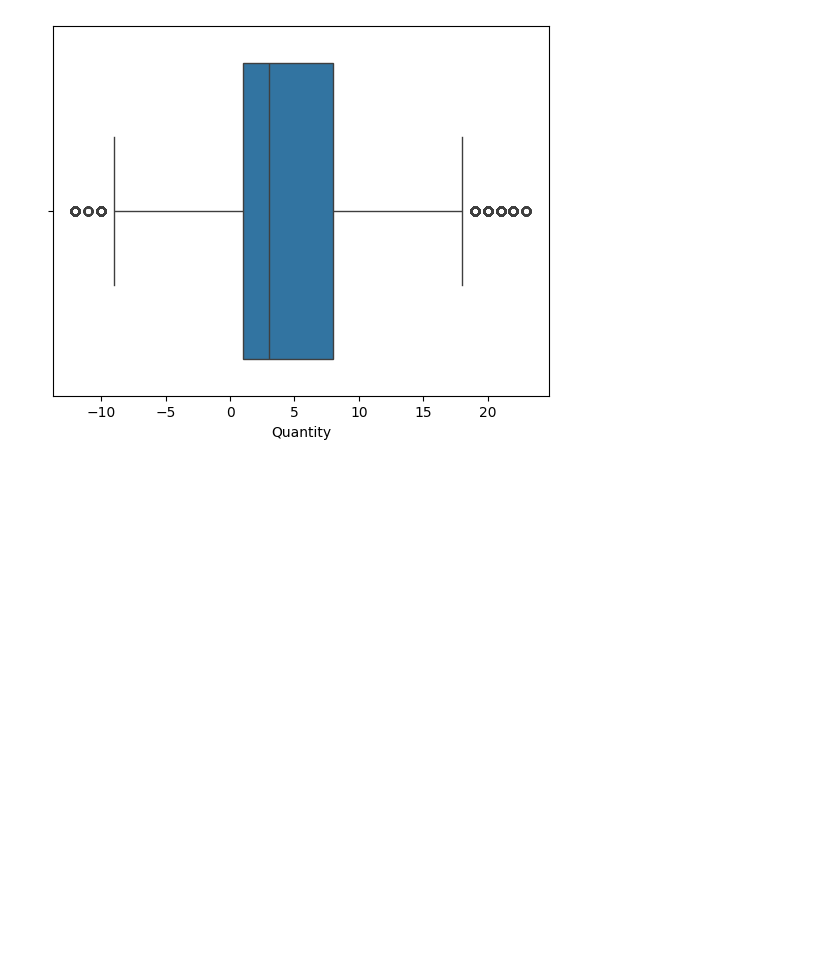
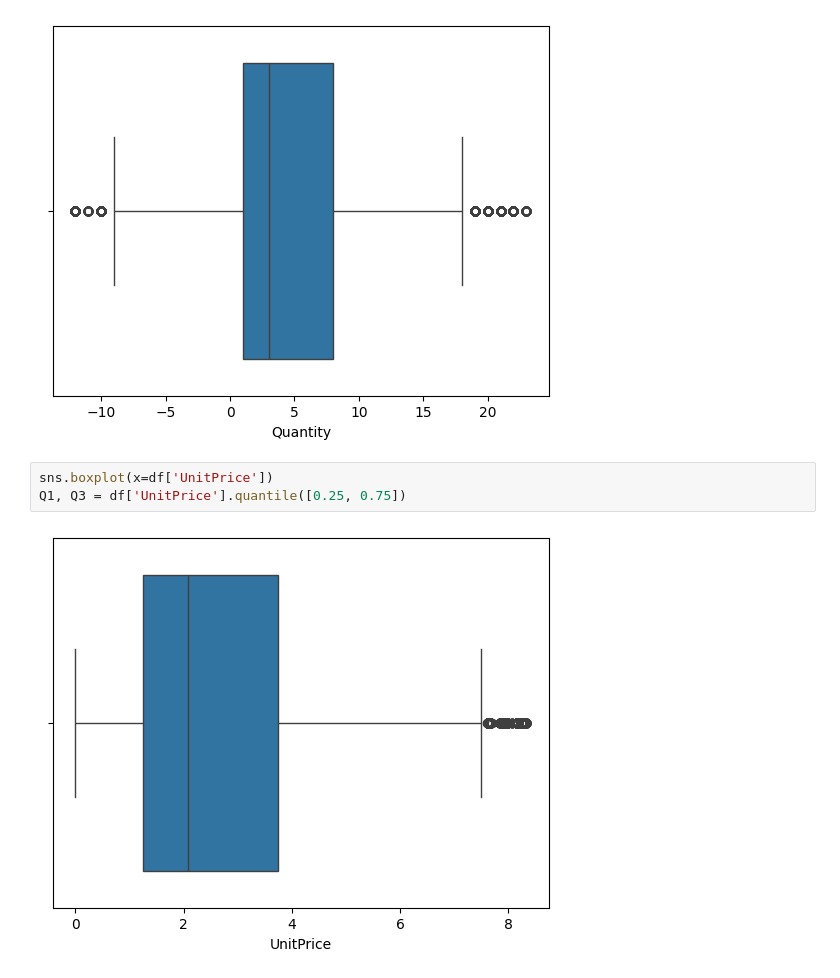
Before and after one commit to arpits1-hestabit/TSE, a Jupyter notebook: Week-6/src/notebooks/EDA.ipynb, the cells around one changed output. Saved outputs shown, nothing was run; the diff lists cells and outputs as text; blank space fills up the shorter version.

```diff
--- a/Week-6/src/notebooks/EDA.ipynb
+++ b/Week-6/src/notebooks/EDA.ipynb
@@ -121,3 +89,8 @@ sns.boxplot(x=df['Quantity'])
 Q1, Q3 = df['Quantity'].quantile([0.25, 0.75])
 # %% [output]
 [figure]
+# %%
+sns.boxplot(x=df['UnitPrice'])
+Q1, Q3 = df['UnitPrice'].quantile([0.25, 0.75])
+# %% [output]
+[figure, added]
```
Also changed, not shown: parts of 5 cells of this notebook, 15 other files.
